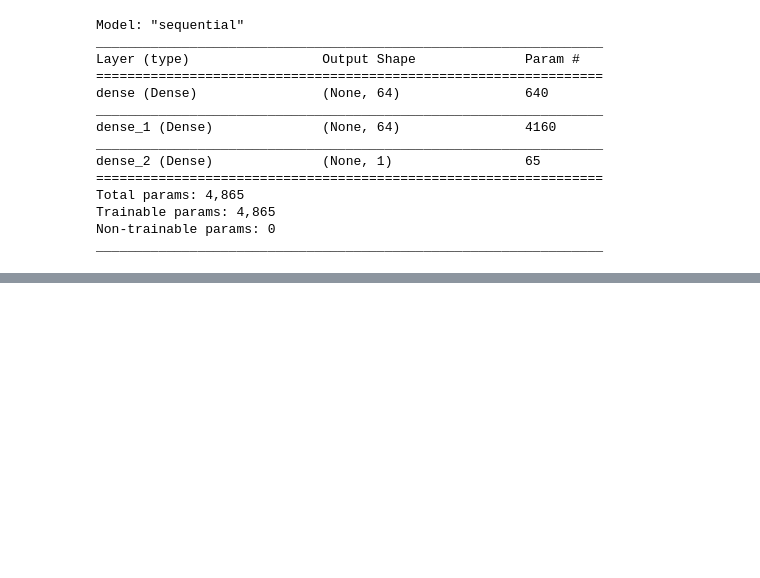
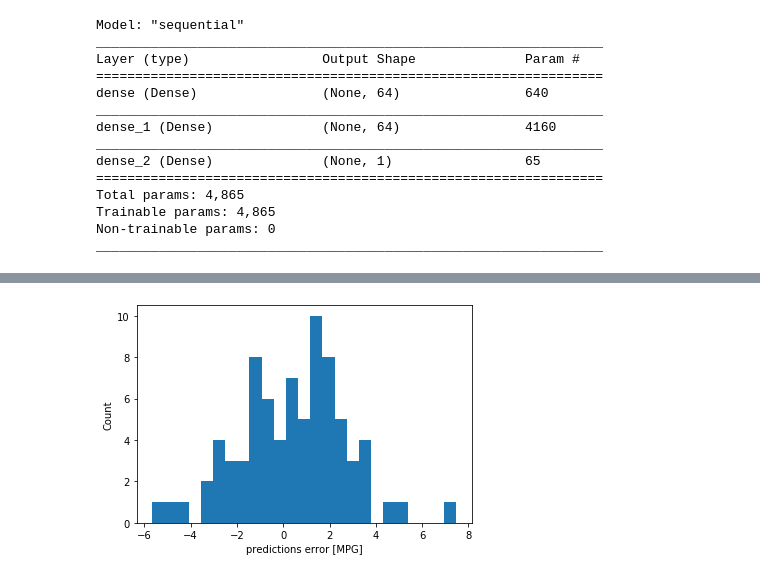
Before and after one commit to CasCard/Machine-Learning-Project, a Jupyter notebook: Predict_fuel_efficiency.ipynb, the cells around one changed output, grey strips where cells are left out. Drawn from its saved outputs; the diff is of its cells as text; code cells hidden in the pictures; blank space fills up the shorter version.

```diff
--- a/Predict_fuel_efficiency.ipynb
+++ b/Predict_fuel_efficiency.ipynb
@@ -159,0 +279,7 @@ _________________________________________________________________
+# %%
+error=test_predictions-test_labels
+plt.hist(error,bins=25)
+plt.xlabel("predictions error [MPG]")
+_ = plt.ylabel("Count")
+# %% [output]
+[figure, added]
```
Also changed, not shown: parts of 10 cells of this notebook.
